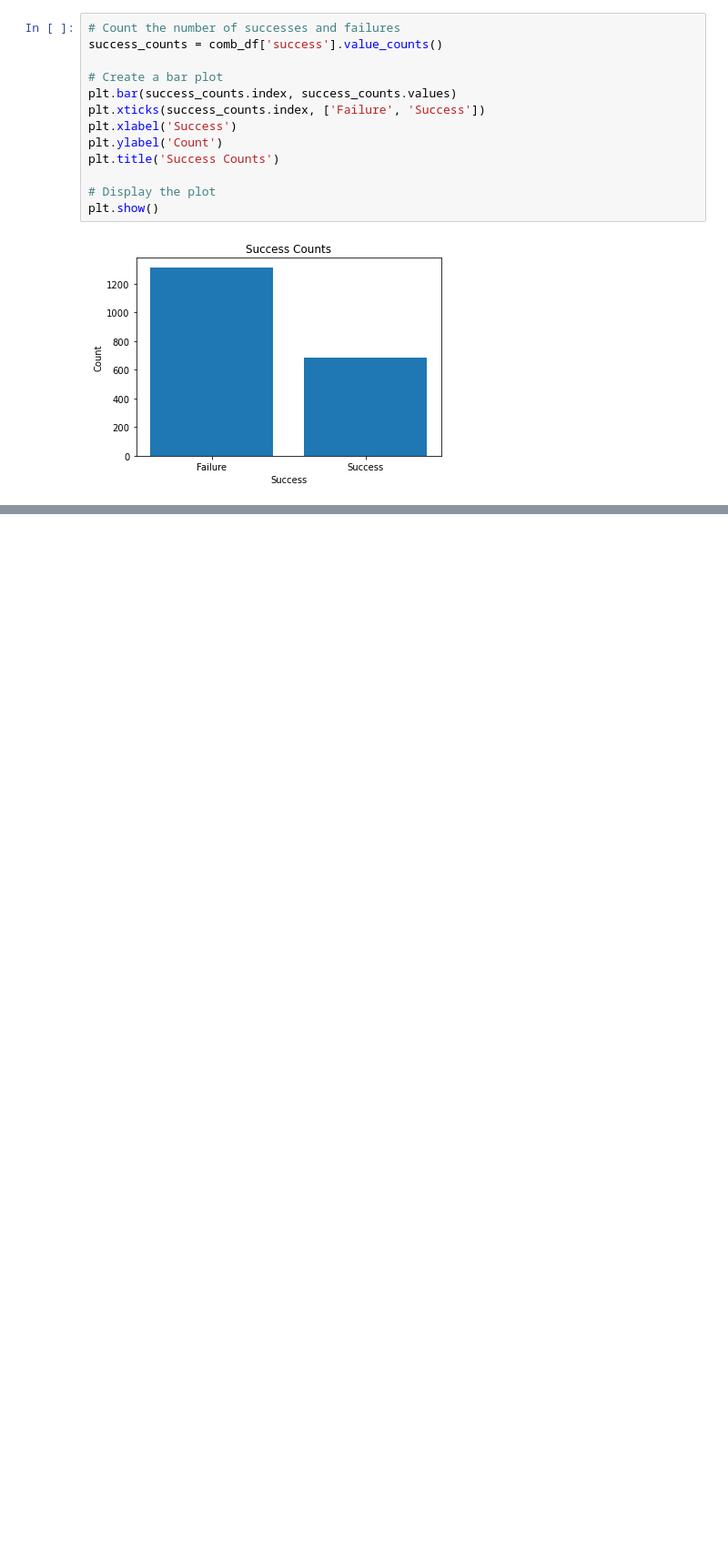
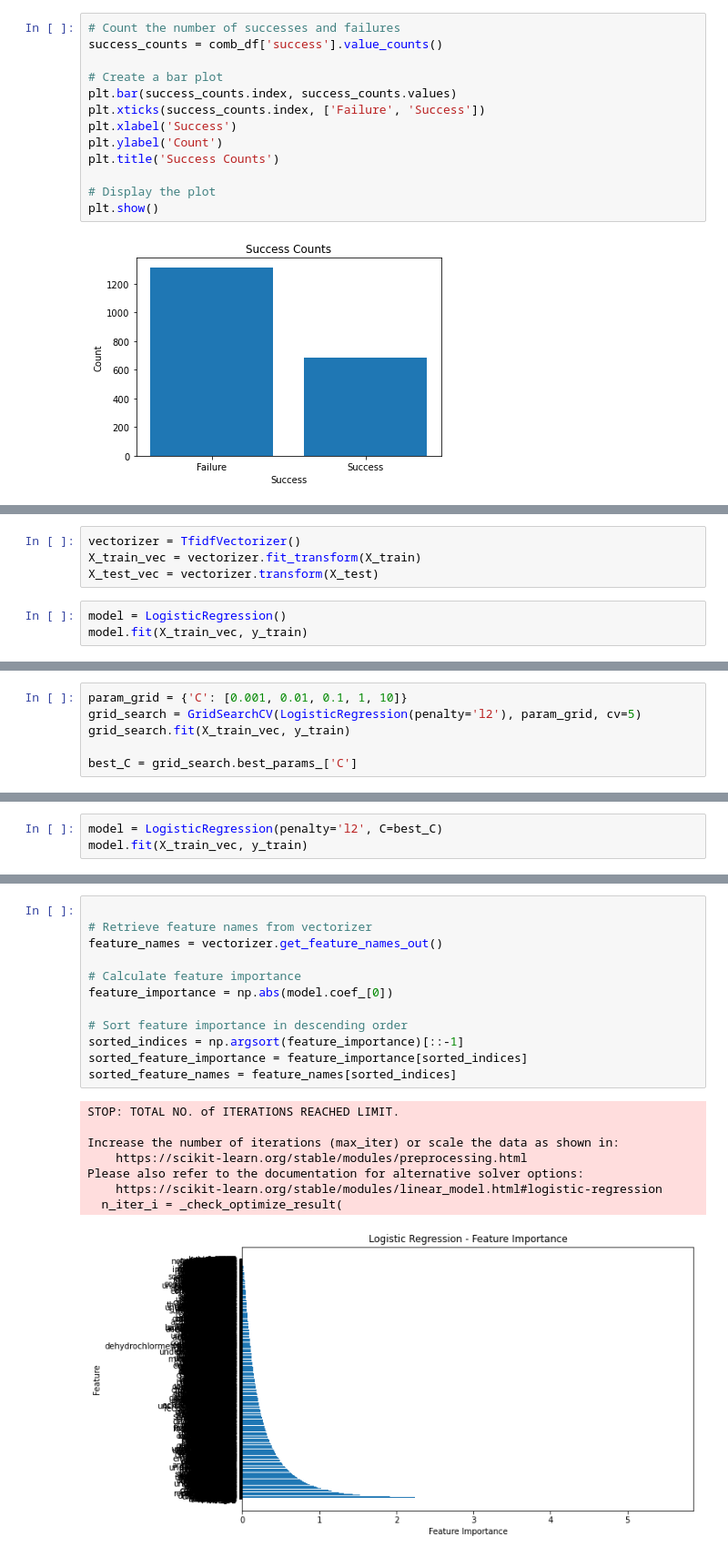
Before and after one commit to ApkimCA/AppliedTextMining_Team11, a Jupyter notebook: combined_code.ipynb, the cells around one changed output, grey strips where cells are left out. Shown at 91% size. Drawn from its saved outputs; the diff is of its cells as text; blank space fills up the shorter version.

```diff
--- a/combined_code.ipynb
+++ b/combined_code.ipynb
@@ -1046,0 +1058,7 @@ plt.show()
+# %%
+vectorizer = TfidfVectorizer()
+X_train_vec = vectorizer.fit_transform(X_train)
+X_test_vec = vectorizer.transform(X_test)
+# %%
+model = LogisticRegression()
+model.fit(X_train_vec, y_train)
@@ -1046,0 +1083,6 @@ plt.show()
+# %%
+param_grid = {'C': [0.001, 0.01, 0.1, 1, 10]}
+grid_search = GridSearchCV(LogisticRegression(penalty='l2'), param_grid, cv=5)
+grid_search.fit(X_train_vec, y_train)
+
+best_C = grid_search.best_params_['C']
@@ -1046,0 +1097,3 @@ plt.show()
+# %%
+model = LogisticRegression(penalty='l2', C=best_C)
+model.fit(X_train_vec, y_train)
@@ -1046,0 +1131,21 @@ plt.show()
+# %%
+
+# Retrieve feature names from vectorizer
+feature_names = vectorizer.get_feature_names_out()
+
+# Calculate feature importance
+feature_importance = np.abs(model.coef_[0])
+
+# Sort feature importance in descending order
+sorted_indices = np.argsort(feature_importance)[::-1]
+sorted_feature_importance = feature_importance[sorted_indices]
+sorted_feature_names = feature_names[sorted_indices]
+# %% [output]
+STOP: TOTAL NO. of ITERATIONS REACHED LIMIT.
+
+Increase the number of iterations (max_iter) or scale the data as shown in:
+    https://scikit-learn.org/stable/modules/preprocessing.html
+Please also refer to the documentation for alternative solver options:
+    https://scikit-learn.org/stable/modules/linear_model.html#logistic-regression
+  n_iter_i = _check_optimize_result(
+[figure, added]
```
Also changed, not shown: parts of 15 cells of this notebook.
